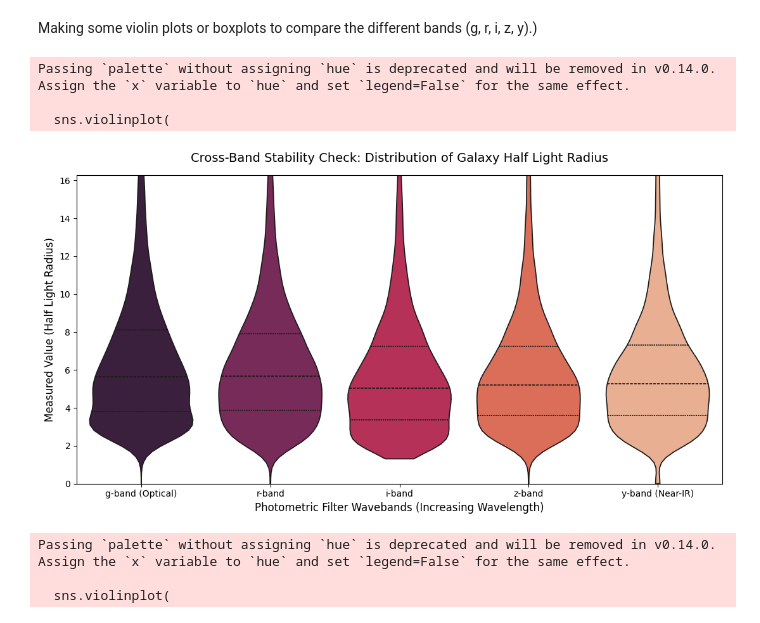
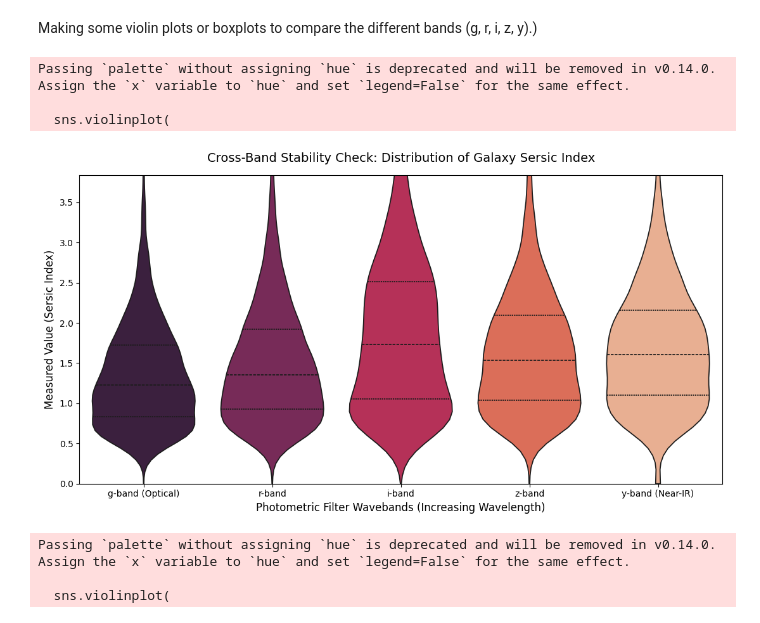
Before and after one commit to MADS-Milestone-2/Galaxy-Classifier, a Jupyter notebook: group-4-first-draft.ipynb, the cells around one changed output. Drawn from its saved outputs; the diff is of its cells as text; code cells hidden in the pictures.

```diff
--- a/group-4-first-draft.ipynb
+++ b/group-4-first-draft.ipynb
@@ -186,24 +139,24 @@ class GalaxyDataset(Dataset):
         return img_tensor, label_tensor
 # %%
 # Prompt user for the HDF5 file path for portability
-# # TODO: Update this to use a config file or environment variable for better reproducibility
+# TODO: Update this to use a config file or environment variable for better reproducibility
 
-# Tk().withdraw()  # Hide the main window
-# Tk().attributes("-topmost", True)  # Bring the file dialog to the front
+Tk().withdraw()  # Hide the main window
+Tk().attributes("-topmost", True)  # Bring the file dialog to the front
 
-# hdf5_path = filedialog.askopenfilename(
-#     title="Select HDF5 file for training",
-#     filetypes=[("HDF5 files", "*.hdf5"), ("All files", "*.*")])
+hdf5_path = filedialog.askopenfilename(
+    title="Select HDF5 file for training",
+    filetypes=[("HDF5 files", "*.hdf5"), ("All files", "*.*")])
 
-# Tk().destroy()  # Close the file dialog
+Tk().destroy()  # Close the file dialog
 
-# # Load the HDF5 file and read the images
-# if not hdf5_path:
-#     raise ValueError("No file selected. Please select an HDF5 file.")
+# Load the HDF5 file and read the images
+if not hdf5_path:
+    raise ValueError("No file selected. Please select an HDF5 file.")
 
-# with h5py.File(hdf5_path, "r") as f:
-#     print("Keys in the HDF5 file:", list(f.keys()))
-# # Use lazy-loading dataset
-# dataset = GalaxyDataset(hdf5_path, image_key="image", label_key=None)
-# loader = DataLoader(dataset, batch_size=32, shuffle=True)
-# print(f"Total Images: {len(dataset)}")
+with h5py.File(hdf5_path, "r") as f:
+    print("Keys in the HDF5 file:", list(f.keys()))
+# Use lazy-loading dataset
+dataset = GalaxyDataset(hdf5_path, image_key="image", label_key=None)
+loader = DataLoader(dataset, batch_size=32, shuffle=True)
+print(f"Total Images: {len(dataset)}")
@@ -317,8 +201,8 @@ print_image(idx=9999, dataset=dataset)
 # %%
 # csv files are inside a data folder, but then in .gitignore because of the size, so we need to specify the path to read them
 
-images_morphology_df = pd.read_csv("data/5x127x127_training_with_morphology.csv")
-print("CSV DataFrame shape:", images_morphology_df.shape)
+images_df = pd.read_csv("data/5x127x127_training_with_morphology.csv")
+print("CSV DataFrame shape:", images_df.shape)
 # %% [output]
 CSV DataFrame shape: (204573, 84)
 # %%
@@ -474,7 +334,7 @@ plt.show()
 Making some violin plots or boxplots to compare the different bands (g, r, i, z, y).)
 # %%
 #'half_light_radius', 'sersic_index', 'ellipticity', 'cmodel_mag'
-feature_to_plot = 'half_light_radius'
+feature_to_plot = 'sersic_index'
 
 band_mapping = {
     f'g_{feature_to_plot}': 'g-band (Optical)',
@@ -496,34 +356,34 @@ long_df['Filter Band'] = long_df['Filter Band'].map(band_mapping)
 plt.figure(figsize=(11, 6))
 
 # Violin plots show both the box-plot summary stats and the raw kernel density probability
 # violin plots are great for showing the distribution of values across different categories,
 # and they can reveal differences in the shape of the distribution that might not be apparent in box plots alone.
 # The 'inner' parameter set to 'quartile' adds lines for the median and quartiles, while 'cut=0' ensures that the violin shape is limited to the range of observed data,
 # preventing it from extending into areas with no data.
 sns.violinplot(
     data=long_df,
     x='Filter Band',
     y='Value',
     palette='rocket',
     inner='quartile',
     cut=0   #limits the violin shape strictly to observed data min/max
 )
 
 
 y_max = long_df['Value'].quantile(0.98)
 plt.ylim(0, y_max)
 
 clean_title = feature_to_plot.replace('_', ' ').title()
 plt.title(f"Cross-Band Stability Check: Distribution of Galaxy {clean_title}", fontsize=14, pad=15)
 plt.xlabel("Photometric Filter Wavebands (Increasing Wavelength)", fontsize=12)
 plt.ylabel(f"Measured Value ({clean_title})", fontsize=12)
 plt.tight_layout()
 plt.show()
 # %% [output]
 Passing `palette` without assigning `hue` is deprecated and will be removed in v0.14.0. Assign the `x` variable to `hue` and set `legend=False` for the same effect.
 
   sns.violinplot(
-[figure, old version]
+[figure, new version]
 # %%
 #'half_light_radius', 'sersic_index', 'ellipticity', 'cmodel_mag'
 feature_to_plot = 'sersic_index'
```
Also changed, not shown: parts of 70 cells of this notebook, 1 other file.
